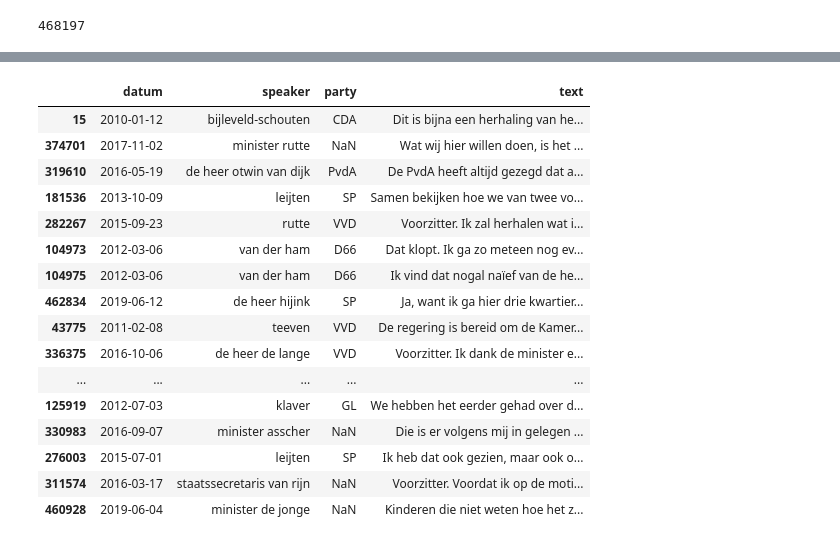
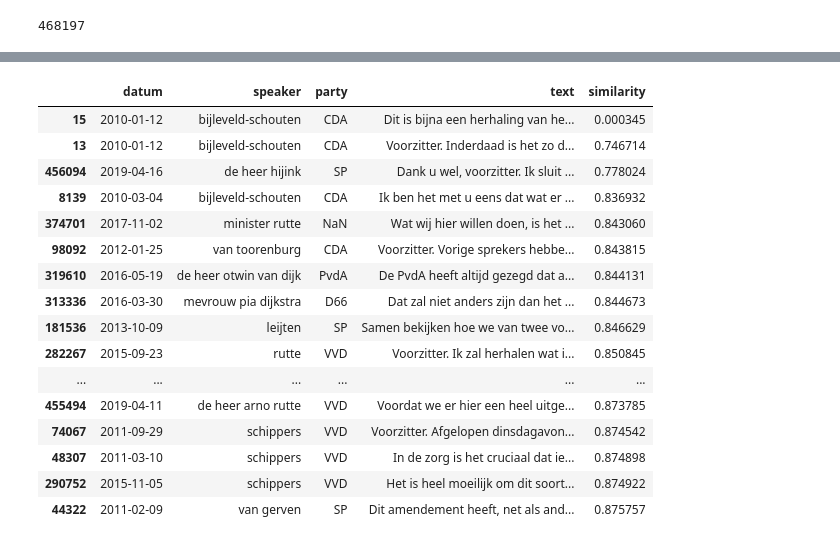
Before and after one commit to longhowlam/kamer_debatten, a Jupyter notebook: annoy.ipynb, the cells around one changed output, grey strips where cells are left out. Saved outputs shown, nothing was run; the diff lists cells and outputs as text; code cells hidden in the pictures.

Commit message:
added similarity

```diff
--- a/annoy.ipynb
+++ b/annoy.ipynb
@@ -104,7 +107,8 @@ True
 # %%
 %%time
 
-best_K = u.get_nns_by_item(15, 20)
-out = embeddings.iloc[best_K,:]
-out[["datum", "speaker", "party", "text"]]
+best_K = u.get_nns_by_item(15, 25, include_distances = True)
+out = embeddings.iloc[best_K[0],:]
+out["similarity"] = best_K[1]
+out[["datum", "speaker", "party", "text", "similarity"]]
 # %% [output]
@@ -113,20 +117,20 @@ Wall time: 6.1 ms
-|  | datum | speaker | party | text |
-| 15 | 2010-01-12 | bijleveld-schouten | CDA | Dit is bijna een herhaling van he... |
-| 374701 | 2017-11-02 | minister rutte | NaN | Wat wij hier willen doen, is het ... |
-| 319610 | 2016-05-19 | de heer otwin van dijk | PvdA | De PvdA heeft altijd gezegd dat a... |
-| 181536 | 2013-10-09 | leijten | SP | Samen bekijken hoe we van twee vo... |
-| 282267 | 2015-09-23 | rutte | VVD | Voorzitter. Ik zal herhalen wat i... |
-| 104973 | 2012-03-06 | van der ham | D66 | Dat klopt. Ik ga zo meteen nog ev... |
-| 104975 | 2012-03-06 | van der ham | D66 | Ik vind dat nogal naïef van de he... |
-| 462834 | 2019-06-12 | de heer hijink | SP | Ja, want ik ga hier drie kwartier... |
-| 43775 | 2011-02-08 | teeven | VVD | De regering is bereid om de Kamer... |
-| 336375 | 2016-10-06 | de heer de lange | VVD | Voorzitter. Ik dank de minister e... |
-| ... | ... | ... | ... | ... |
-| 125919 | 2012-07-03 | klaver | GL | We hebben het eerder gehad over d... |
-| 330983 | 2016-09-07 | minister asscher | NaN | Die is er volgens mij in gelegen ... |
-| 276003 | 2015-07-01 | leijten | SP | Ik heb dat ook gezien, maar ook o... |
-| 311574 | 2016-03-17 | staatssecretaris van rijn | NaN | Voorzitter. Voordat ik op de moti... |
-| 460928 | 2019-06-04 | minister de jonge | NaN | Kinderen die niet weten hoe het z... |
+|  | datum | speaker | party | text | similarity |
+| 15 | 2010-01-12 | bijleveld-schouten | CDA | Dit is bijna een herhaling van he... | 0.000345 |
+| 13 | 2010-01-12 | bijleveld-schouten | CDA | Voorzitter. Inderdaad is het zo d... | 0.746714 |
+| 456094 | 2019-04-16 | de heer hijink | SP | Dank u wel, voorzitter. Ik sluit ... | 0.778024 |
+| 8139 | 2010-03-04 | bijleveld-schouten | CDA | Ik ben het met u eens dat wat er ... | 0.836932 |
+| 374701 | 2017-11-02 | minister rutte | NaN | Wat wij hier willen doen, is het ... | 0.843060 |
+| 98092 | 2012-01-25 | van toorenburg | CDA | Voorzitter. Vorige sprekers hebbe... | 0.843815 |
+| 319610 | 2016-05-19 | de heer otwin van dijk | PvdA | De PvdA heeft altijd gezegd dat a... | 0.844131 |
+| 313336 | 2016-03-30 | mevrouw pia dijkstra | D66 | Dat zal niet anders zijn dan het ... | 0.844673 |
+| 181536 | 2013-10-09 | leijten | SP | Samen bekijken hoe we van twee vo... | 0.846629 |
+| 282267 | 2015-09-23 | rutte | VVD | Voorzitter. Ik zal herhalen wat i... | 0.850845 |
+| ... | ... | ... | ... | ... | ... |
+| 455494 | 2019-04-11 | de heer arno rutte | VVD | Voordat we er hier een heel uitge... | 0.873785 |
+| 74067 | 2011-09-29 | schippers | VVD | Voorzitter. Afgelopen dinsdagavon... | 0.874542 |
+| 48307 | 2011-03-10 | schippers | VVD | In de zorg is het cruciaal dat ie... | 0.874898 |
+| 290752 | 2015-11-05 | schippers | VVD | Het is heel moeilijk om dit soort... | 0.874922 |
+| 44322 | 2011-02-09 | van gerven | SP | Dit amendement heeft, net als and... | 0.875757 |
 # %%
 best_K
 # %% [output]
```
Also changed, not shown: parts of 8 cells of this notebook.
